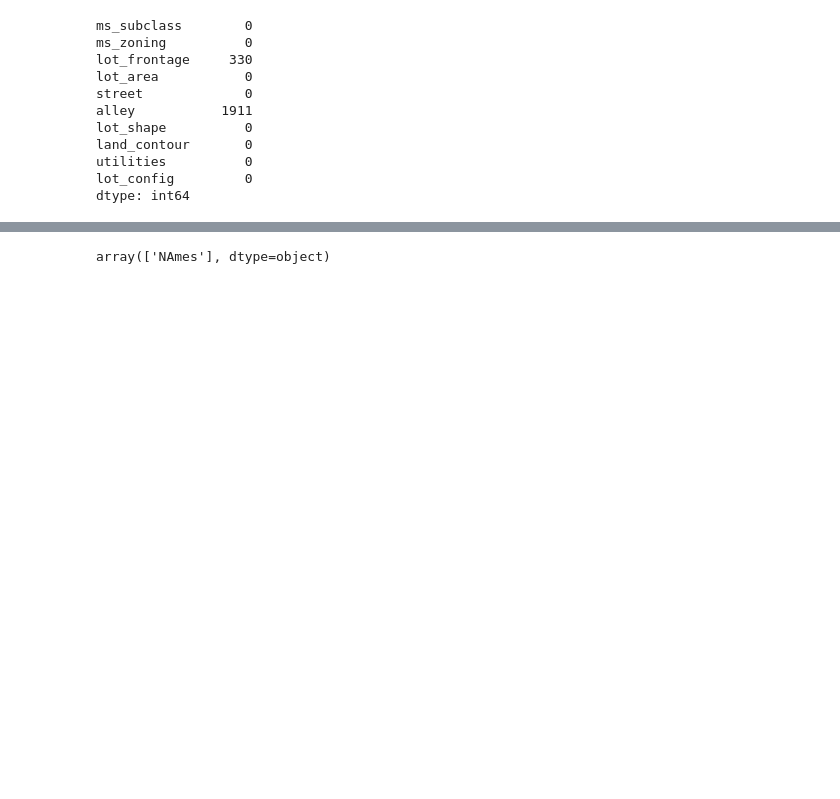
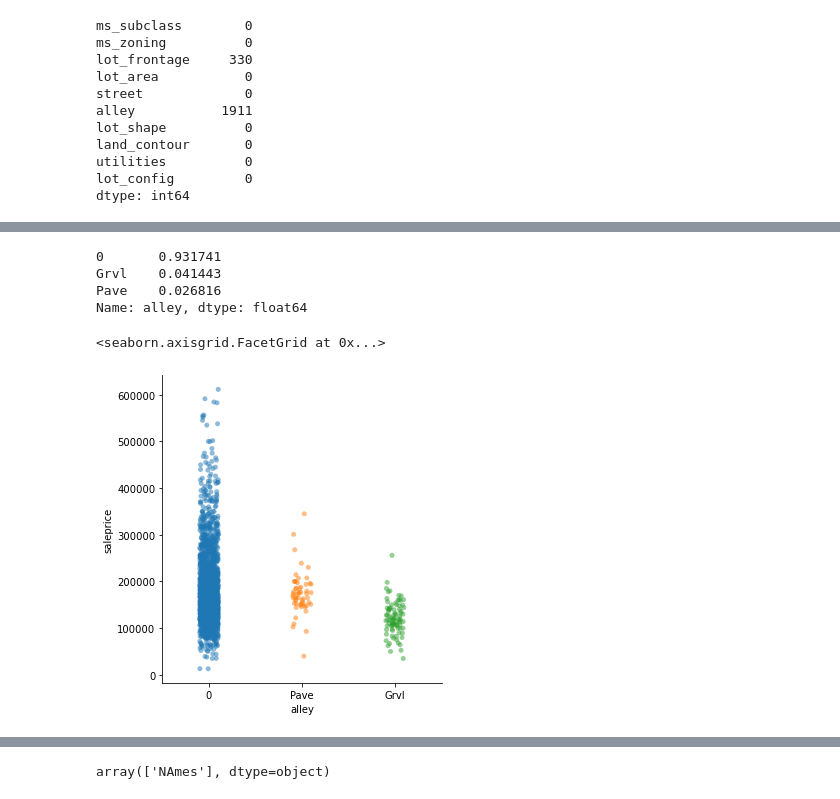
Before and after one commit to lawjackelen/ames-housing-model, a Jupyter notebook: project-2-workbook-cleaning.ipynb, the cells around one changed output, grey strips where cells are left out. Cells and saved outputs as stored; diff of their text form; code cells hidden in the pictures; blank space fills up the shorter version.

```diff
--- a/project-2-workbook-cleaning.ipynb
+++ b/project-2-workbook-cleaning.ipynb
@@ -240,0 +138,7 @@ array(['Gtl', 'Sev', 'Mod'], dtype=object)
+# %%
+# impute lot_frontage with the mean
+lot_frontage_mean = SimpleImputer(strategy = 'mean')
+
+train.lot_frontage = lot_frontage_mean.fit_transform(train[['lot_frontage']])
+
+train.lot_frontage.describe()
@@ -240,0 +155,17 @@ array(['Gtl', 'Sev', 'Mod'], dtype=object)
+# %%
+# review alley
+train.alley.unique()
+
+train.alley.map(lambda x: 0 if pd.isnull(x) else x).value_counts(normalize=True)
+# %% [output]
+0       0.931741
+Grvl    0.041443
+Pave    0.026816
+Name: alley, dtype: float64
+# %%
+sns.catplot(x="alley", y="saleprice", data=pd.DataFrame(train.alley.map(lambda x: 0 if pd.isnull(x) else x))\
+            .join(train.saleprice),
+             alpha = 0.5)
+# %% [output]
+<seaborn.axisgrid.FacetGrid at 0x...>
+[figure, added]
```
Also changed, not shown: parts of 459 cells of this notebook.
